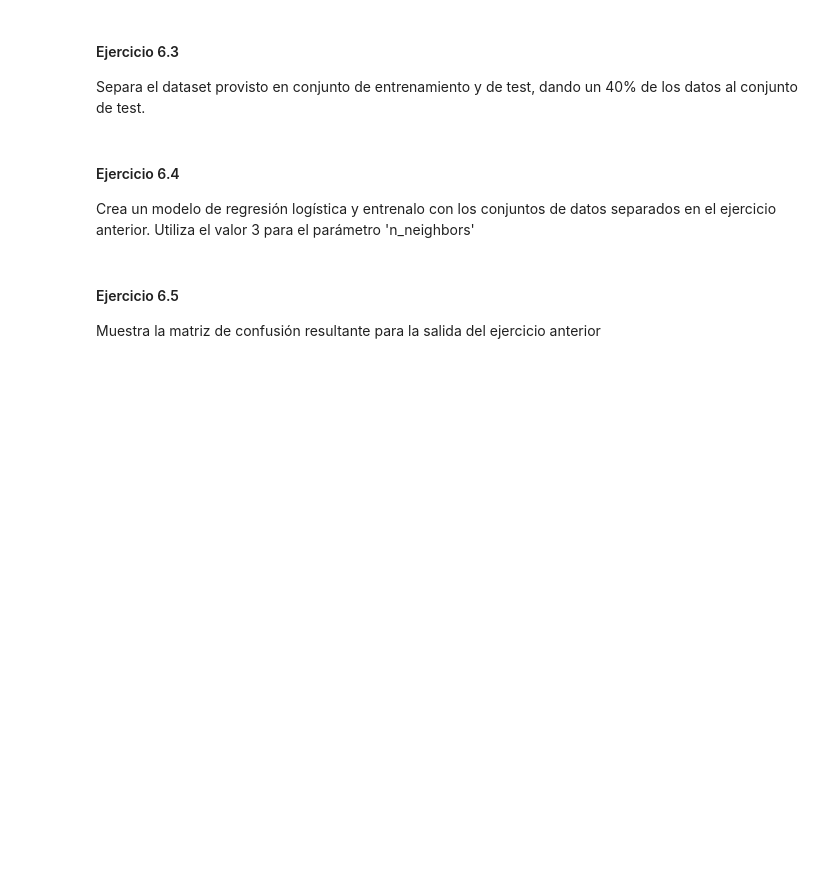
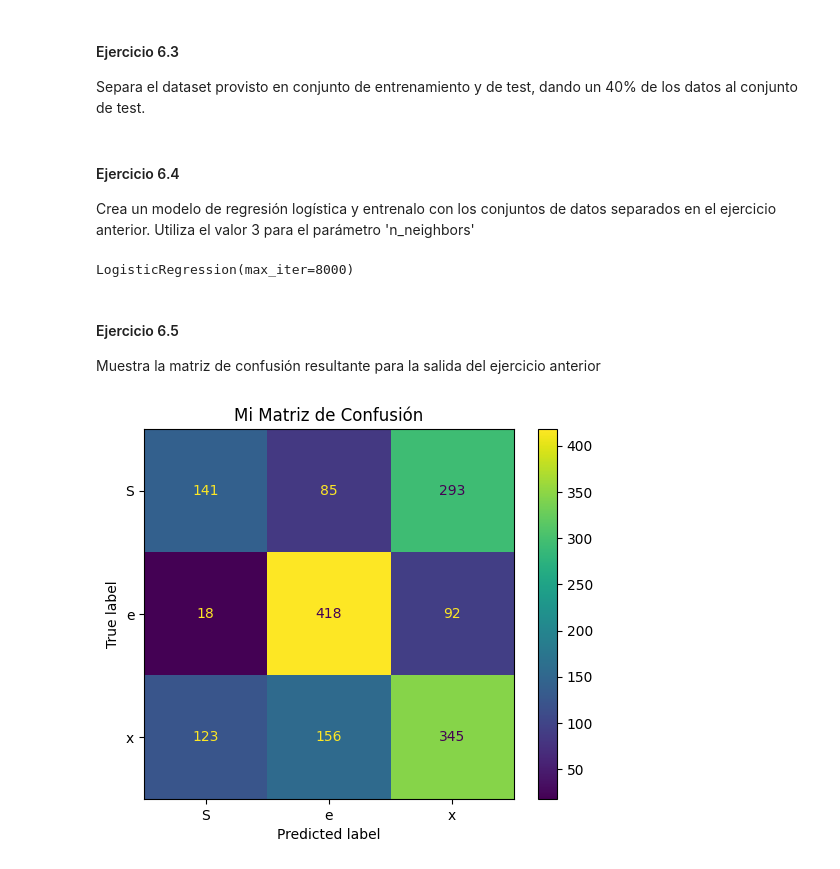
Before and after one commit to okcee/proyectos2025, a Jupyter notebook: Proyecto_IA325/proyecto.ipynb, the cells around one changed output. Cells and saved outputs as stored; diff of their text form; code cells hidden in the pictures; blank space fills up the shorter version.

```diff
--- a/Proyecto_IA325/proyecto.ipynb
+++ b/Proyecto_IA325/proyecto.ipynb
@@ -220,7 +280,7 @@ Muestra un resumen estadístico de los datos numéricos del dataset provisto
 url = ("https://archive.ics.uci.edu/ml/machine-learning-databases/abalone/abalone.data")
 df = pd.read_csv(url, header=None)
 df.columns = [
-   "Sex",
+    "Sex",
     "Length",
     "Diameter",
     "Height",
@@ -230,6 +290,7 @@ df.columns = [
     "Shell weight",
     "Rings",
 ]
-df = df.drop("Sex", axis=1)
+df2 = df.drop("Sex", axis=1) # Se cambia el nombre de la variable para que no afecte al dataframe original y cree una inconsistencia en los siguientes apartados del ejercicio
 
 # Resuelve aqui el ejercicio 6.1
+df2.describe()
@@ -238,16 +309,23 @@ df = df.drop("Sex", axis=1)
 Separa el conjunto de datos en variables 'x' e 'y', donde la 'y' corresponde a la variable objetivo 'Sex'.
 # %%
 # Resuelve aqui el ejercicio 6.2
+X = df.drop('Sex', axis=1)
+y = df['Sex']
 # %% [markdown]
 #### Ejercicio 6.3
 Separa el dataset provisto en conjunto de entrenamiento y de test, dando un 40% de los datos al conjunto de test.
 # %%
 # Resuelve aquí el ejercicio 6.3
+X_train, X_test, y_train, y_test = train_test_split(X, y, test_size=0.4, random_state=45)
 # %% [markdown]
 #### Ejercicio 6.4
 Crea un modelo de regresión logística y entrenalo con los conjuntos de datos separados en el ejercicio anterior. Utiliza el valor 3 para el parámetro 'n_neighbors'
 # %%
 # Resuelve aquí el ejercicio 6.4
+modelo = LogisticRegression(max_iter=8000)
+modelo.fit(X_train, y_train)
+# %% [output]
+LogisticRegression(max_iter=8000)
 # %% [markdown]
 #### Ejercicio 6.5
 Muestra la matriz de confusión resultante para la salida del ejercicio anterior
@@ -255,0 +332,10 @@ Muestra la matriz de confusión resultante para la salida del ejercicio anterior
+# %%
+# Resuelve aquí el ejercicio 6.5
+predicciones = modelo.predict(X_test)
+cm = confusion_matrix(y_test, predicciones)
+disp = ConfusionMatrixDisplay(confusion_matrix=cm, display_labels="Sex")
+disp.plot()
+plt.title("Mi Matriz de Confusión")
+plt.show()
+# %% [output]
+[figure, added]
```
Also changed, not shown: parts of 12 cells of this notebook.
